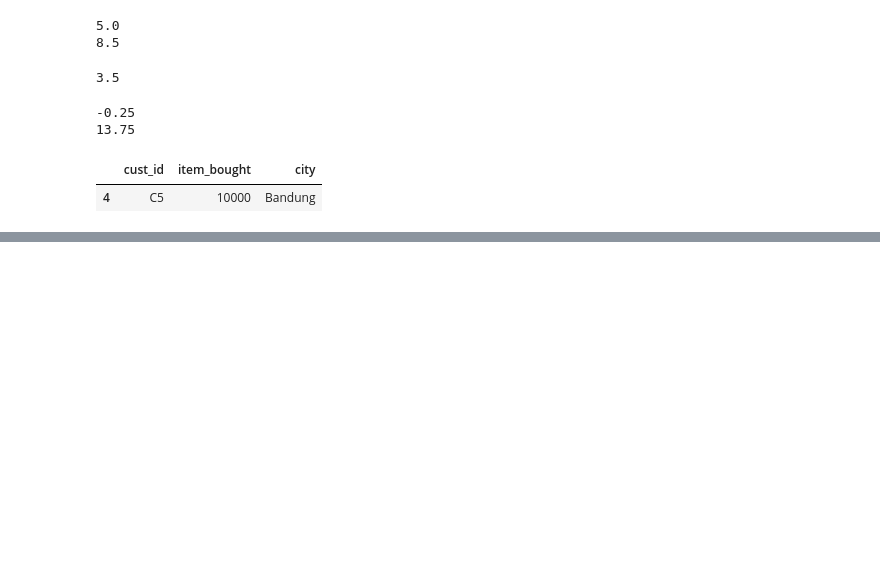
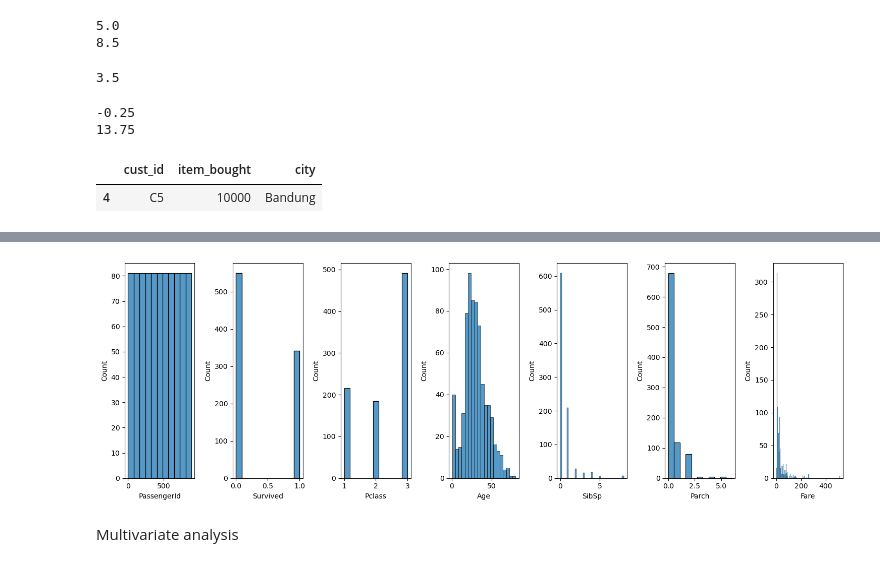
Before and after one commit to jayasaptr/belajar-python, a Jupyter notebook: part6.ipynb, the cells around one changed output, grey strips where cells are left out. Drawn from its saved outputs; the diff is of its cells as text; code cells hidden in the pictures; blank space fills up the shorter version.

```diff
--- a/part6.ipynb
+++ b/part6.ipynb
@@ -198,0 +289,10 @@ df[(df["item_bought"] < fence_low) | (df["item_bought"] > fence_high)]
+# %%
+plt.figure(figsize=(15, 5))
+for i in range(len(num_col)):
+    plt.subplot(1, len(num_col), i + 1)
+    sns.histplot(x= num_col[i], data=df)
+    plt.tight_layout()
+# %% [output]
+[figure, added]
+# %% [markdown]
+Multivariate analysis
```
Also changed, not shown: parts of 15 cells of this notebook, 1 other file.
